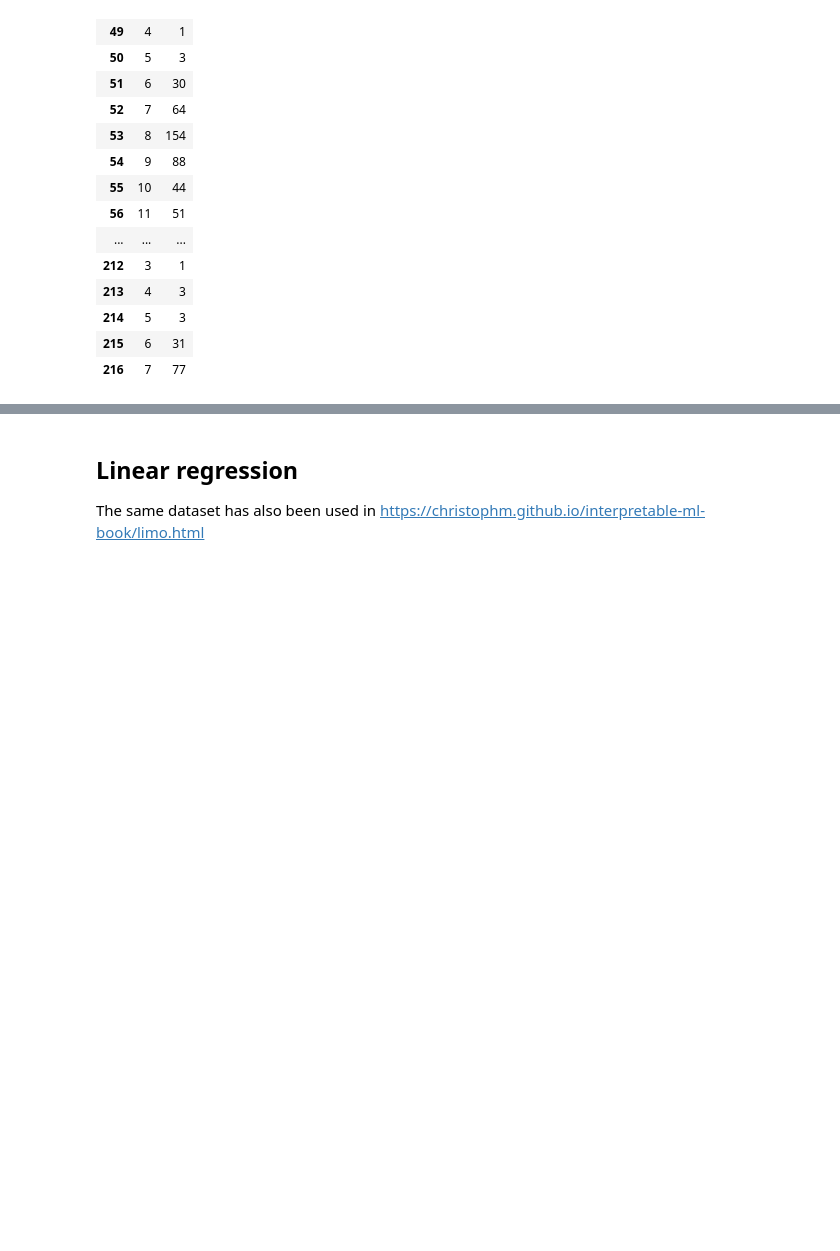
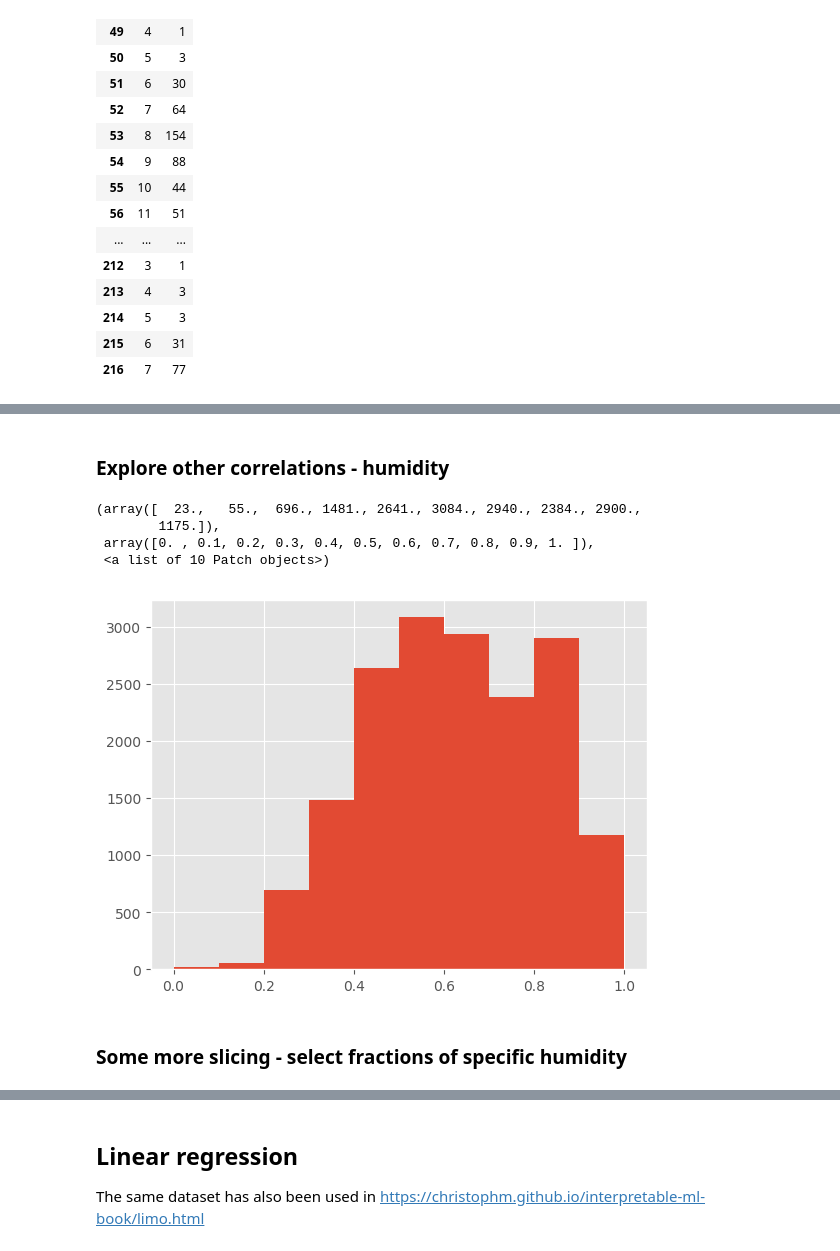
Before and after one commit to florian-huber/python_data_exploration_tutorial, a Jupyter notebook: notebooks/Dataset_example1_London_bikes.ipynb, the cells around one changed output, grey strips where cells are left out. Drawn from its saved outputs; the diff is of its cells as text; code cells hidden in the pictures; blank space fills up the shorter version.

```diff
--- a/notebooks/Dataset_example1_London_bikes.ipynb
+++ b/notebooks/Dataset_example1_London_bikes.ipynb
@@ -391,0 +289,10 @@ Text(0,0.5,'casual')
+# %% [markdown]
+### Explore other correlations - humidity
+# %%
+plt.hist(data_bike_rent['hum'], 10)
+# %% [output]
+(array([  23.,   55.,  696., 1481., 2641., 3084., 2940., 2384., 2900.,
+        1175.]),
+ array([0. , 0.1, 0.2, 0.3, 0.4, 0.5, 0.6, 0.7, 0.8, 0.9, 1. ]),
+ <a list of 10 Patch objects>)
+[figure, added]
@@ -391,0 +302,2 @@ Text(0,0.5,'casual')
+# %% [markdown]
+### Some more slicing - select fractions of specific humidity
```
Also changed, not shown: parts of 39 cells of this notebook.
